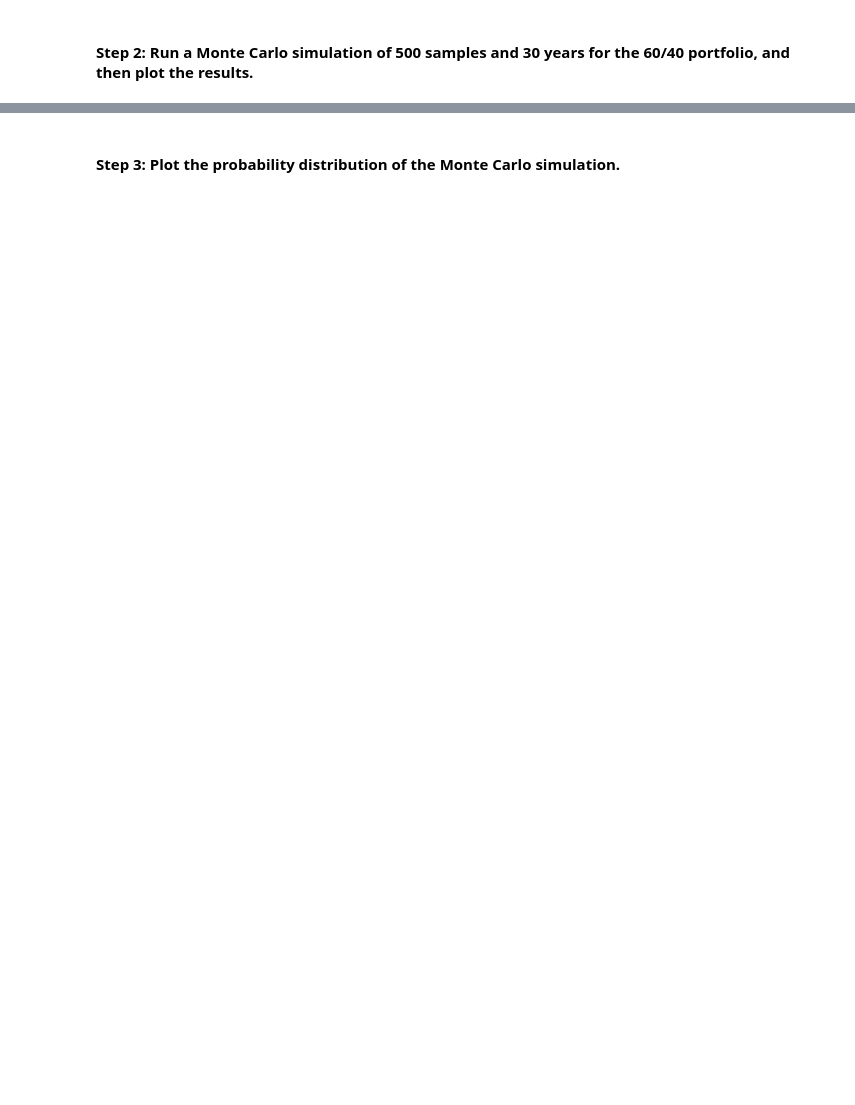
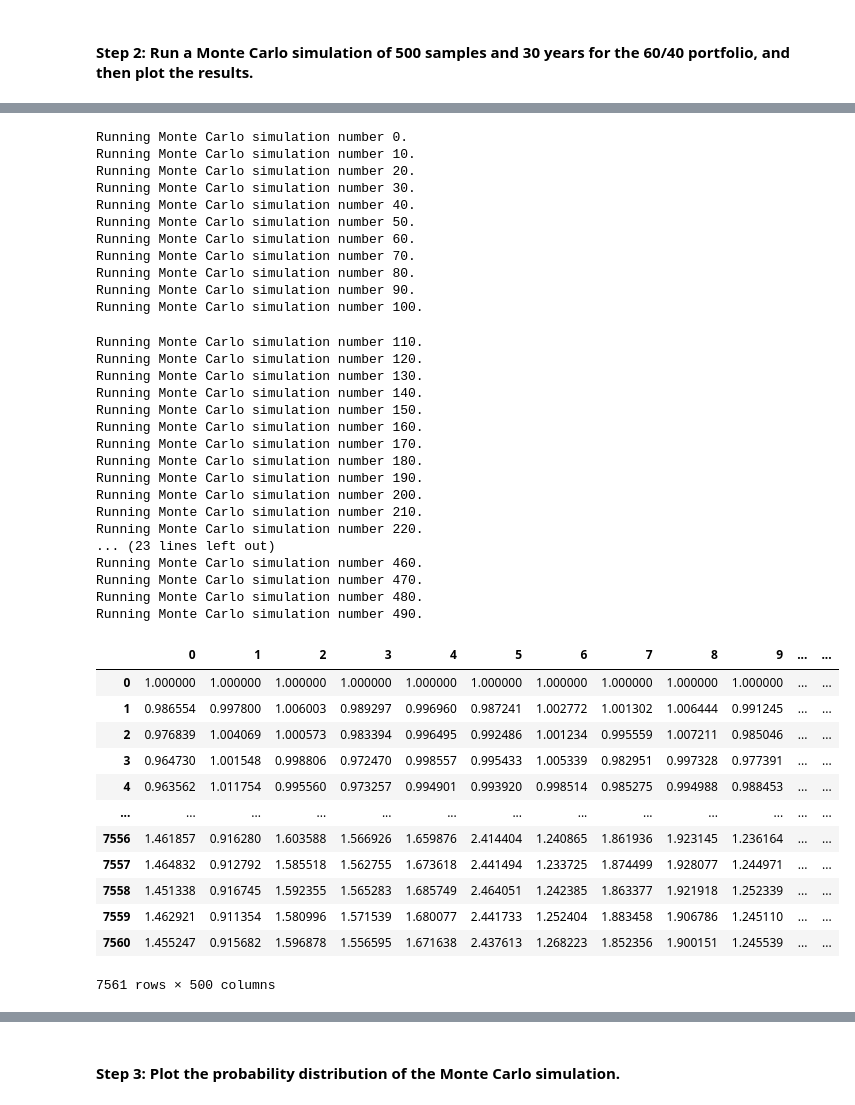
Before and after one commit to zvahidy/Financial-Planning, a Jupyter notebook: financial_planning_tools.ipynb, the cells around one changed output, grey strips where cells are left out. Drawn from its saved outputs; the diff is of its cells as text; code cells hidden in the pictures; blank space fills up the shorter version.

```diff
--- a/financial_planning_tools.ipynb
+++ b/financial_planning_tools.ipynb
@@ -463,6 +500,48 @@ In this section, you’ll use the MCForecastTools library to create a Monte Carl
 # %%
 # Run the Monte Carlo simulation to forecast 30 years cumulative returns
-# YOUR CODE HERE
+MC_thirty_yr.calc_cumulative_return()
+# %% [output]
+Running Monte Carlo simulation number 0.
+Running Monte Carlo simulation number 10.
+Running Monte Carlo simulation number 20.
+Running Monte Carlo simulation number 30.
+Running Monte Carlo simulation number 40.
+Running Monte Carlo simulation number 50.
+Running Monte Carlo simulation number 60.
+Running Monte Carlo simulation number 70.
+Running Monte Carlo simulation number 80.
+Running Monte Carlo simulation number 90.
+Running Monte Carlo simulation number 100.
+Running Monte Carlo simulation number 110.
+Running Monte Carlo simulation number 120.
+Running Monte Carlo simulation number 130.
+Running Monte Carlo simulation number 140.
+Running Monte Carlo simulation number 150.
+Running Monte Carlo simulation number 160.
+Running Monte Carlo simulation number 170.
+Running Monte Carlo simulation number 180.
+Running Monte Carlo simulation number 190.
+Running Monte Carlo simulation number 200.
+Running Monte Carlo simulation number 210.
+Running Monte Carlo simulation number 220.
+... (23 lines left out)
+Running Monte Carlo simulation number 460.
+Running Monte Carlo simulation number 470.
+Running Monte Carlo simulation number 480.
+Running Monte Carlo simulation number 490.
+|  | 0 | 1 | 2 | 3 | 4 | 5 | 6 | 7 | 8 | 9 | ... | ... |
+| 0 | 1.000000 | 1.000000 | 1.000000 | 1.000000 | 1.000000 | 1.000000 | 1.000000 | 1.000000 | 1.000000 | 1.000000 | ... | ... |
+| 1 | 0.986554 | 0.997800 | 1.006003 | 0.989297 | 0.996960 | 0.987241 | 1.002772 | 1.001302 | 1.006444 | 0.991245 | ... | ... |
+| 2 | 0.976839 | 1.004069 | 1.000573 | 0.983394 | 0.996495 | 0.992486 | 1.001234 | 0.995559 | 1.007211 | 0.985046 | ... | ... |
+| 3 | 0.964730 | 1.001548 | 0.998806 | 0.972470 | 0.998557 | 0.995433 | 1.005339 | 0.982951 | 0.997328 | 0.977391 | ... | ... |
+| 4 | 0.963562 | 1.011754 | 0.995560 | 0.973257 | 0.994901 | 0.993920 | 0.998514 | 0.985275 | 0.994988 | 0.988453 | ... | ... |
+| ... | ... | ... | ... | ... | ... | ... | ... | ... | ... | ... | ... | ... |
+| 7556 | 1.461857 | 0.916280 | 1.603588 | 1.566926 | 1.659876 | 2.414404 | 1.240865 | 1.861936 | 1.923145 | 1.236164 | ... | ... |
+| 7557 | 1.464832 | 0.912792 | 1.585518 | 1.562755 | 1.673618 | 2.441494 | 1.233725 | 1.874499 | 1.928077 | 1.244971 | ... | ... |
+| 7558 | 1.451338 | 0.916745 | 1.592355 | 1.565283 | 1.685749 | 2.464051 | 1.242385 | 1.863377 | 1.921918 | 1.252339 | ... | ... |
+| 7559 | 1.462921 | 0.911354 | 1.580996 | 1.571539 | 1.680077 | 2.441733 | 1.252404 | 1.883458 | 1.906786 | 1.245110 | ... | ... |
+| 7560 | 1.455247 | 0.915682 | 1.596878 | 1.556595 | 1.671638 | 2.437613 | 1.268223 | 1.852356 | 1.900151 | 1.245539 | ... | ... |
+7561 rows × 500 columns
 # %%
 # Visualize the 30-year Monte Carlo simulation by creating an
 # overlay line plot
```
Also changed, not shown: parts of 8 cells of this notebook.
